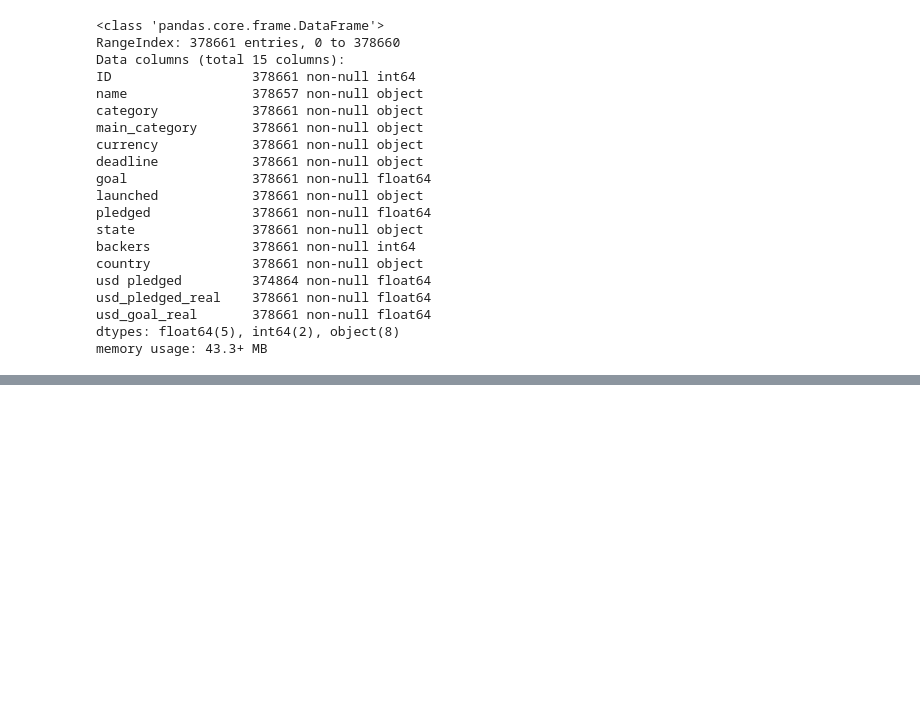
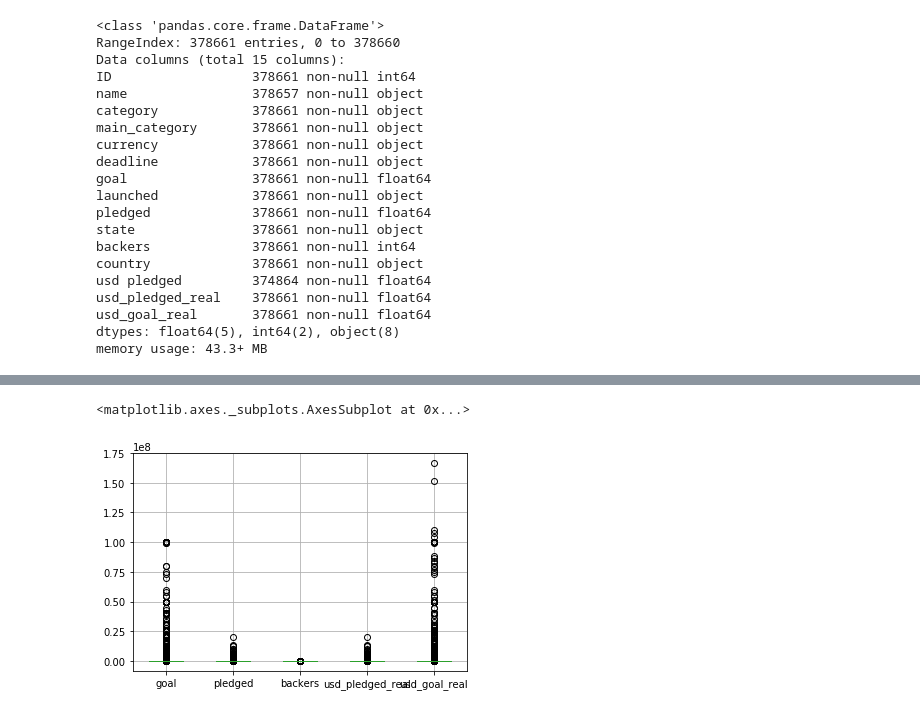
Before and after one commit to marisfont/madrid-oct-2018, a Jupyter notebook: module-2/data-analysis-with-pandas/your-code/your-code.ipynb, the cells around one changed output, grey strips where cells are left out. Drawn from its saved outputs; the diff is of its cells as text; code cells hidden in the pictures; blank space fills up the shorter version.

```diff
--- a/module-2/data-analysis-with-pandas/your-code/your-code.ipynb
+++ b/module-2/data-analysis-with-pandas/your-code/your-code.ipynb
@@ -64,0 +113,5 @@ kickstarter.describe()
+# %%
+kickstarter.boxplot()
+# %% [output]
+<matplotlib.axes._subplots.AxesSubplot at 0x...>
+[figure, added]
```
Also changed, not shown: parts of 17 cells of this notebook.
